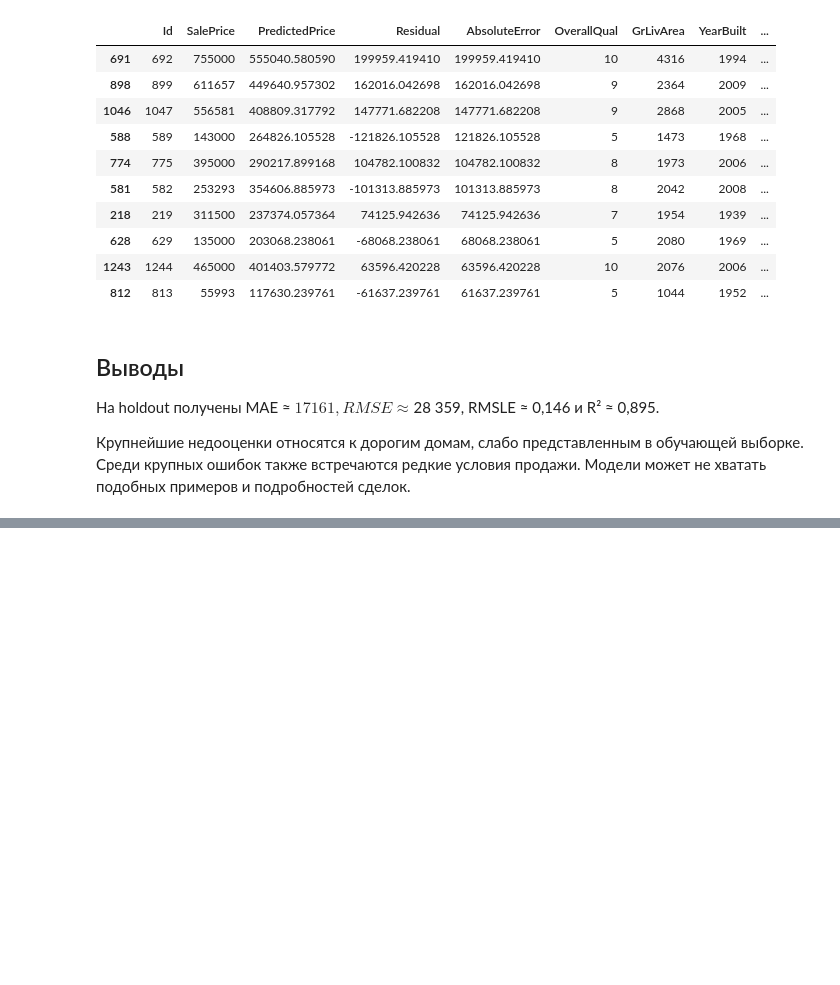
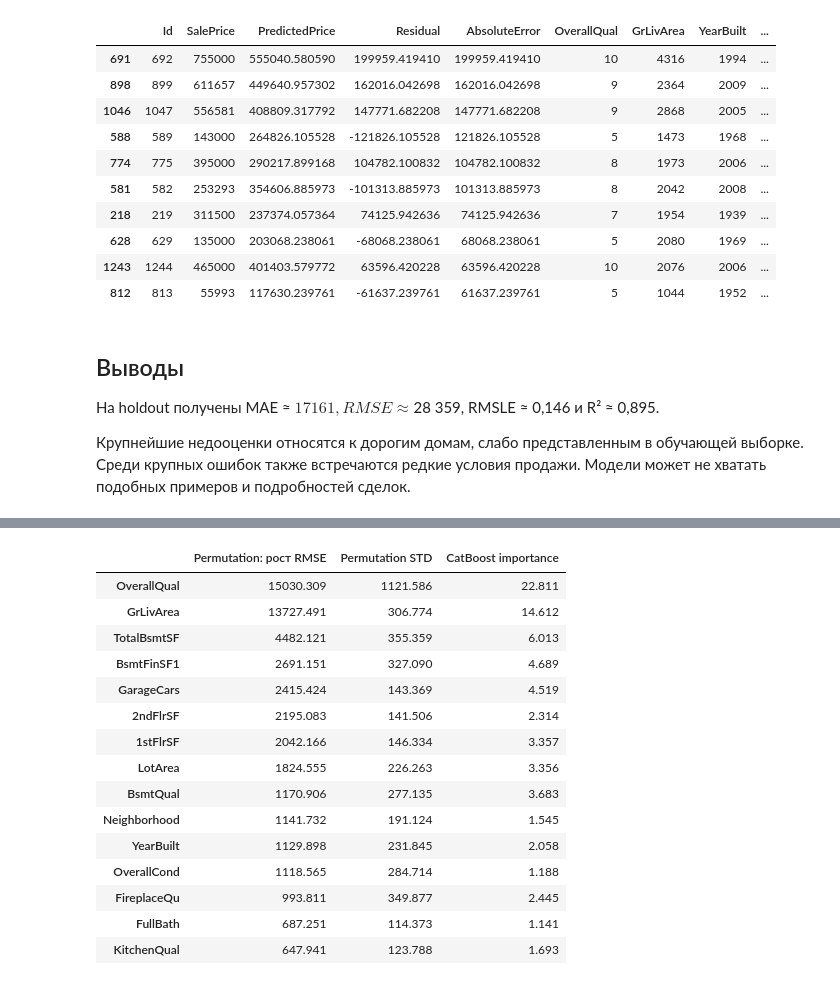
Before and after one commit to nanosecops/house-prices, a Jupyter notebook: house_prices.ipynb, the cells around one changed output, grey strips where cells are left out. Cells and saved outputs as stored; diff of their text form; code cells hidden in the pictures; blank space fills up the shorter version.

```diff
--- a/house_prices.ipynb
+++ b/house_prices.ipynb
@@ -1044,0 +1259,44 @@ RMSLE ≈ 0,146 и R² ≈ 0,895.
+# %%
+from sklearn.inspection import permutation_importance
+
+# ===== 1. PERMUTATION IMPORTANCE: перемешиваем признаки и измеряем рост RMSE =====
+perm = permutation_importance(
+    final_model_cb, X_val, Y_val,
+    scoring="neg_root_mean_squared_error", n_repeats=5, random_state=0,
+)
+# КОНЕЦ PERMUTATION.
+
+# ===== 2. ВСТРОЕННАЯ ВАЖНОСТЬ CATBOOST: отдельный результат модели =====
+encoder = final_model_cb.named_steps["prep"].named_transformers_["cat"].named_steps["encoder"]
+original_features = numeric_features + np.repeat(
+    categorical_features, [len(values) for values in encoder.categories_]
+).tolist()
+tree_importance = pd.Series(
+    final_model_cb.named_steps["model"].feature_importances_, index=original_features
+).groupby(level=0).sum()
+# КОНЕЦ ВСТРОЕННОЙ ВАЖНОСТИ.
+
+# ===== 3. СРАВНЕНИЕ:
+importance_comparison = pd.DataFrame({
+    "Permutation: рост RMSE": perm.importances_mean,
+    "Permutation STD": perm.importances_std,
+    "CatBoost importance": tree_importance,
+}, index=X_val.columns).sort_values("Permutation: рост RMSE", ascending=False)
+display(importance_comparison.head(15).round(3))
+# %% [output]
+|  | Permutation: рост RMSE | Permutation STD | CatBoost importance |
+| OverallQual | 15030.309 | 1121.586 | 22.811 |
+| GrLivArea | 13727.491 | 306.774 | 14.612 |
+| TotalBsmtSF | 4482.121 | 355.359 | 6.013 |
+| BsmtFinSF1 | 2691.151 | 327.090 | 4.689 |
+| GarageCars | 2415.424 | 143.369 | 4.519 |
+| 2ndFlrSF | 2195.083 | 141.506 | 2.314 |
+| 1stFlrSF | 2042.166 | 146.334 | 3.357 |
+| LotArea | 1824.555 | 226.263 | 3.356 |
+| BsmtQual | 1170.906 | 277.135 | 3.683 |
+| Neighborhood | 1141.732 | 191.124 | 1.545 |
+| YearBuilt | 1129.898 | 231.845 | 2.058 |
+| OverallCond | 1118.565 | 284.714 | 1.188 |
+| FireplaceQu | 993.811 | 349.877 | 2.445 |
+| FullBath | 687.251 | 114.373 | 1.141 |
+| KitchenQual | 647.941 | 123.788 | 1.693 |
```
Also changed, not shown: parts of 25 cells of this notebook.
